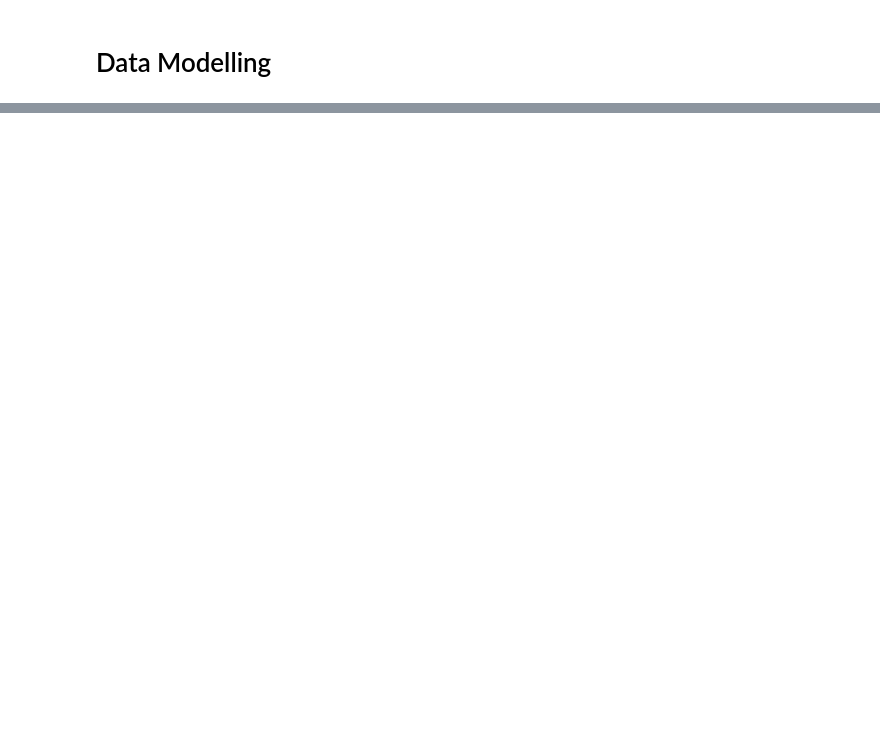
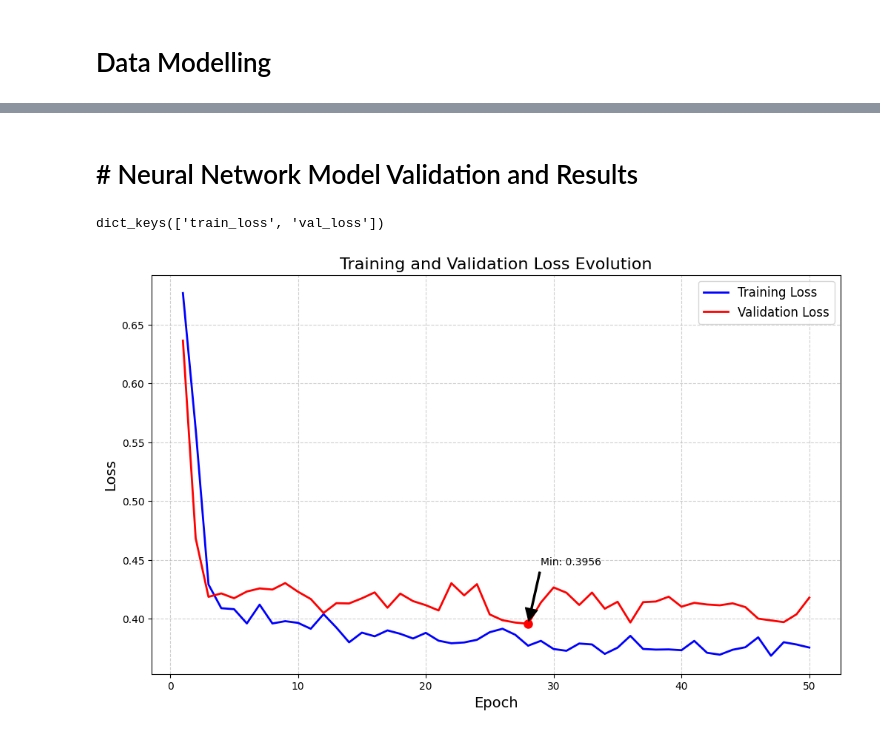
Before and after one commit to eliottvalette/MLers_IN_Paris, a Jupyter notebook: fake-instagram-profile-detection-model.ipynb, the cells around one changed output, grey strips where cells are left out. Cells and saved outputs as stored; diff of their text form; code cells hidden in the pictures; blank space fills up the shorter version.

Commit message:
first dataset Done

```diff
--- a/fake-instagram-profile-detection-model.ipynb
+++ b/fake-instagram-profile-detection-model.ipynb
@@ -166,0 +300,18 @@ y_train
+# %%
+# Define loss function and optimizer
+criterion = nn.CrossEntropyLoss()
+optimizer = optim.Adam(model.parameters(), lr=0.001)
+# %%
+# Training the model
+device = torch.device("cuda:0" if torch.cuda.is_available() else "cpu")
+model.to(device)
+
+num_epochs = 50
+history = {'train_loss': [], 'val_loss': []}
+# %%
+# Validation split
+val_size = int(0.1 * len(train_dataset))
+train_size = len(train_dataset) - val_size
+train_subset, val_subset = torch.utils.data.random_split(train_dataset, [train_size, val_size])
+train_loader = DataLoader(dataset=train_subset, batch_size=batch_size, shuffle=True)
+val_loader = DataLoader(dataset=val_subset, batch_size=batch_size, shuffle=False)
@@ -166,0 +372,32 @@ y_train
+# %% [markdown]
+# # Neural Network Model Validation and Results
+# %%
+print(history.keys())
+# %% [output]
+dict_keys(['train_loss', 'val_loss'])
+# %%
+# Enhanced visualization of loss progression
+plt.figure(figsize=(12, 7))
+epochs = range(1, len(history['train_loss']) + 1)
+
+plt.plot(epochs, history['train_loss'], 'b-', linewidth=2, label='Training Loss')
+plt.plot(epochs, history['val_loss'], 'r-', linewidth=2, label='Validation Loss')
+
+plt.title('Training and Validation Loss Evolution', fontsize=16)
+plt.ylabel('Loss', fontsize=14)
+plt.xlabel('Epoch', fontsize=14)
+plt.grid(True, linestyle='--', alpha=0.6)
+plt.legend(fontsize=12)
+
+min_val_loss = min(history['val_loss'])
+min_val_epoch = history['val_loss'].index(min_val_loss) + 1
+plt.plot(min_val_epoch, min_val_loss, 'ro', markersize=8)
+plt.annotate(f'Min: {min_val_loss:.4f}',
+             xy=(min_val_epoch, min_val_loss),
+             xytext=(min_val_epoch+1, min_val_loss+0.05),
+             arrowprops=dict(facecolor='black', shrink=0.05, width=1.5),
+             fontsize=10)
+
+plt.show()
+# %% [output]
+[figure, added]
```
Also changed, not shown: parts of 44 cells of this notebook, 1 other file.
